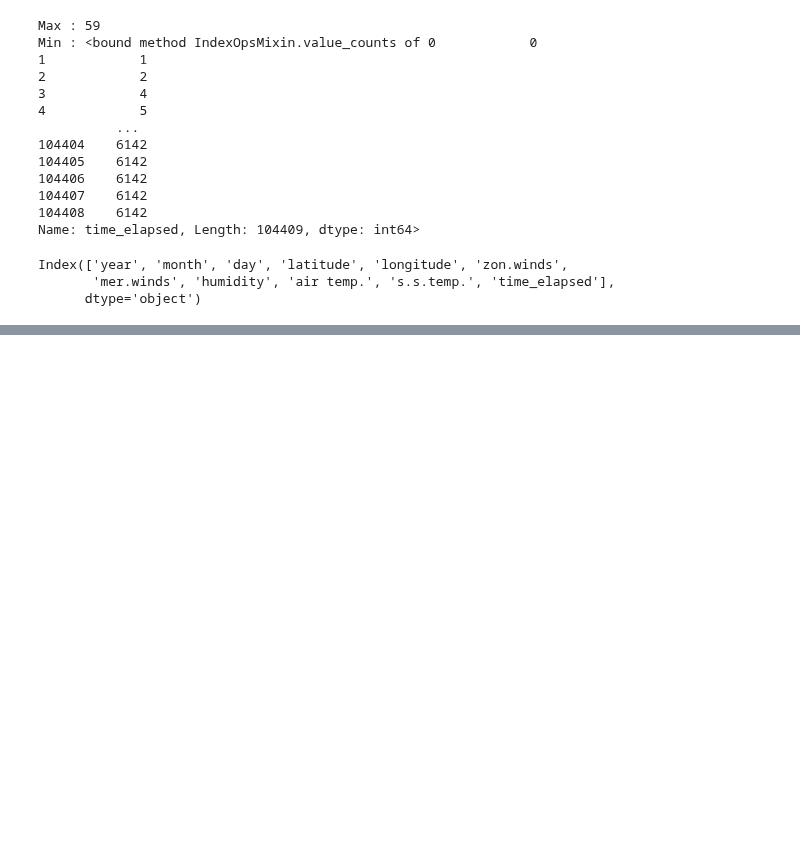
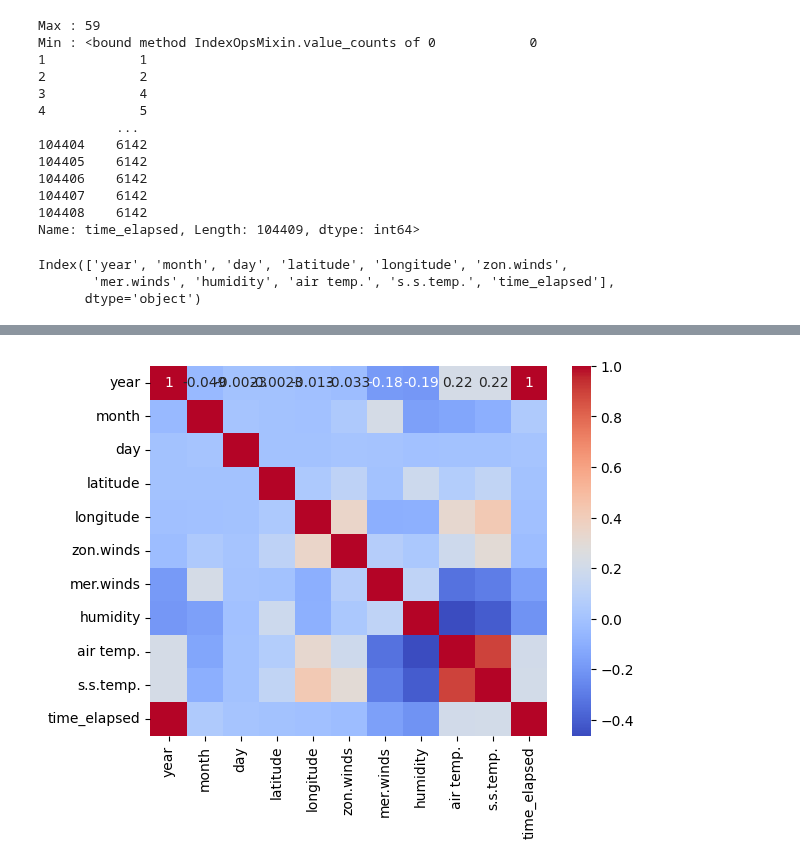
Before and after one commit to Maitreyee-07/AI-Clowns, a Jupyter notebook: model_2.ipynb, the cells around one changed output, grey strips where cells are left out. Cells and saved outputs as stored; diff of their text form; code cells hidden in the pictures; blank space fills up the shorter version.

```diff
--- a/model_2.ipynb
+++ b/model_2.ipynb
@@ -27,3 +27,6 @@ df.columns
 Index(['year', 'month', 'day', 'latitude', 'longitude', 'zon.winds',
        'mer.winds', 'humidity', 'air temp.', 's.s.temp.', 'time_elapsed'],
       dtype='object')
+# %%
+corr=df.corr()
+corr['s.s.temp.']
@@ -30 +46,6 @@ Index(['year', 'month', 'day', 'latitude', 'longitude', 'zon.winds',
+# %%
+sns.heatmap(corr,cmap='coolwarm',annot=True)
+plt.show()
+# %% [output]
+[figure, added]
 # %%
```
Also changed, not shown: parts of 5 cells of this notebook, 1 other file.
